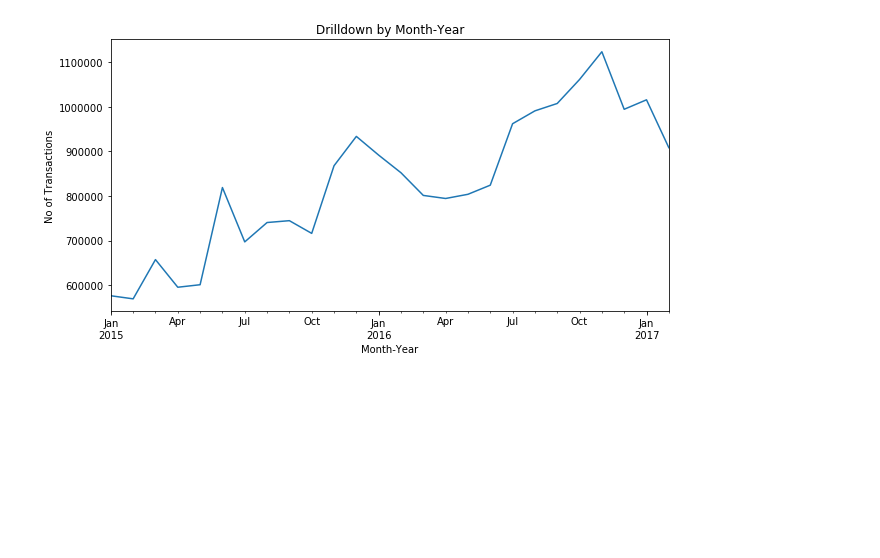
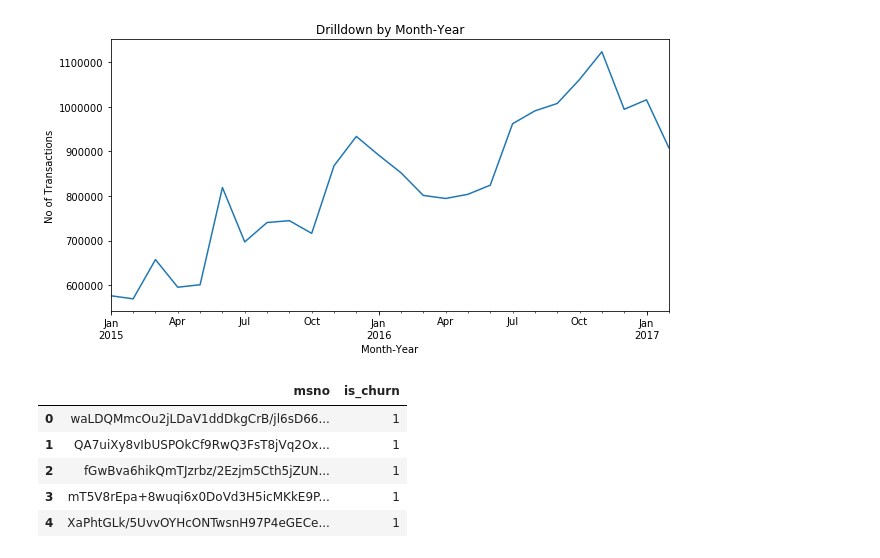
Before and after one commit to olaoluthomas/WSDM_kkbox, a Jupyter notebook: descriptive_data_discovery.ipynb, the cells around one changed output. Drawn from its saved outputs; the diff is of its cells as text; code cells hidden in the pictures; blank space fills up the shorter version.

```diff
--- a/descriptive_data_discovery.ipynb
+++ b/descriptive_data_discovery.ipynb
@@ -629,0 +634,9 @@ plt.show()
+# %%
+train.head()
+# %% [output]
+|  | msno | is_churn |
+| 0 | waLDQMmcOu2jLDaV1ddDkgCrB/jl6sD66... | 1 |
+| 1 | QA7uiXy8vIbUSPOkCf9RwQ3FsT8jVq2Ox... | 1 |
+| 2 | fGwBva6hikQmTJzrbz/2Ezjm5Cth5jZUN... | 1 |
+| 3 | mT5V8rEpa+8wuqi6x0DoVd3H5icMKkE9P... | 1 |
+| 4 | XaPhtGLk/5UvvOYHcONTwsnH97P4eGECe... | 1 |
```
Also changed, not shown: parts of 14 cells of this notebook.
